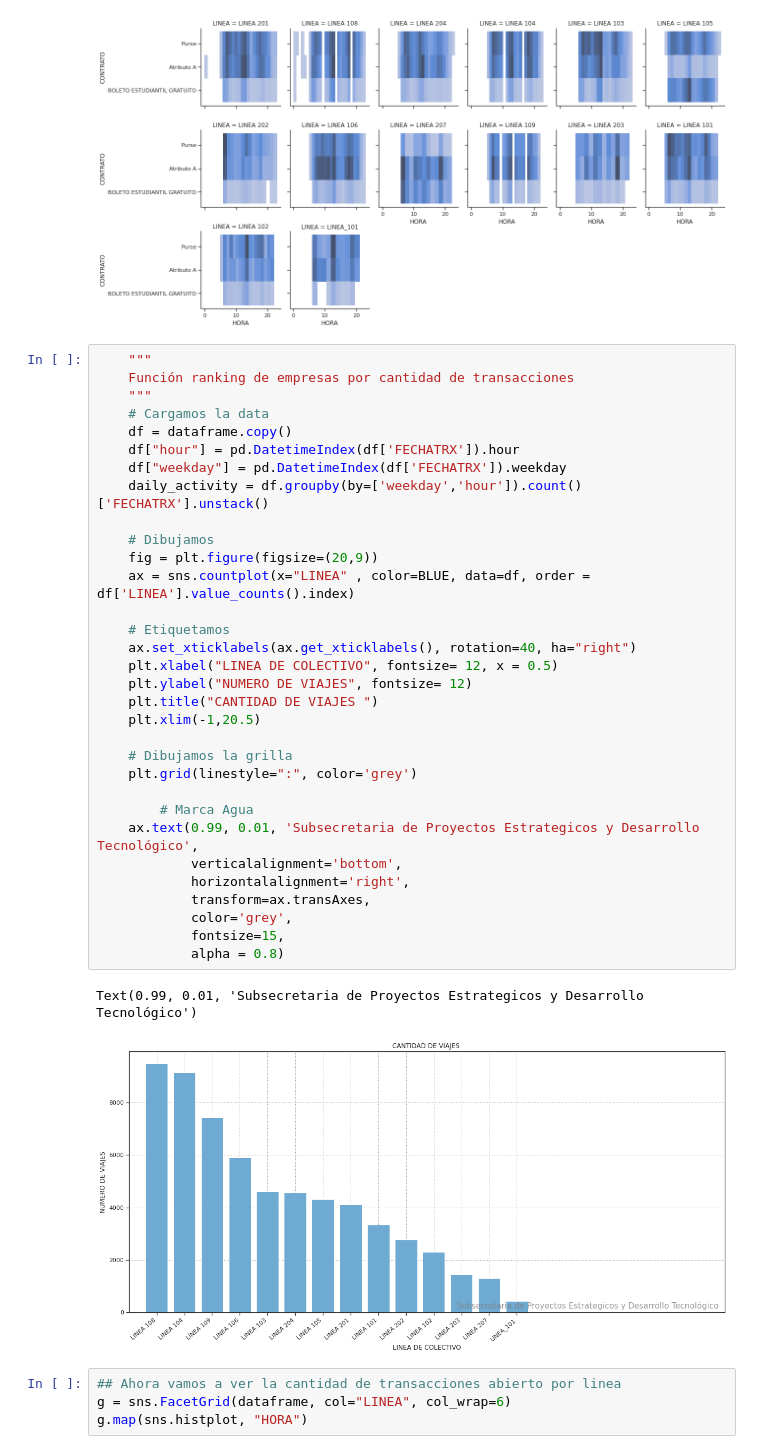
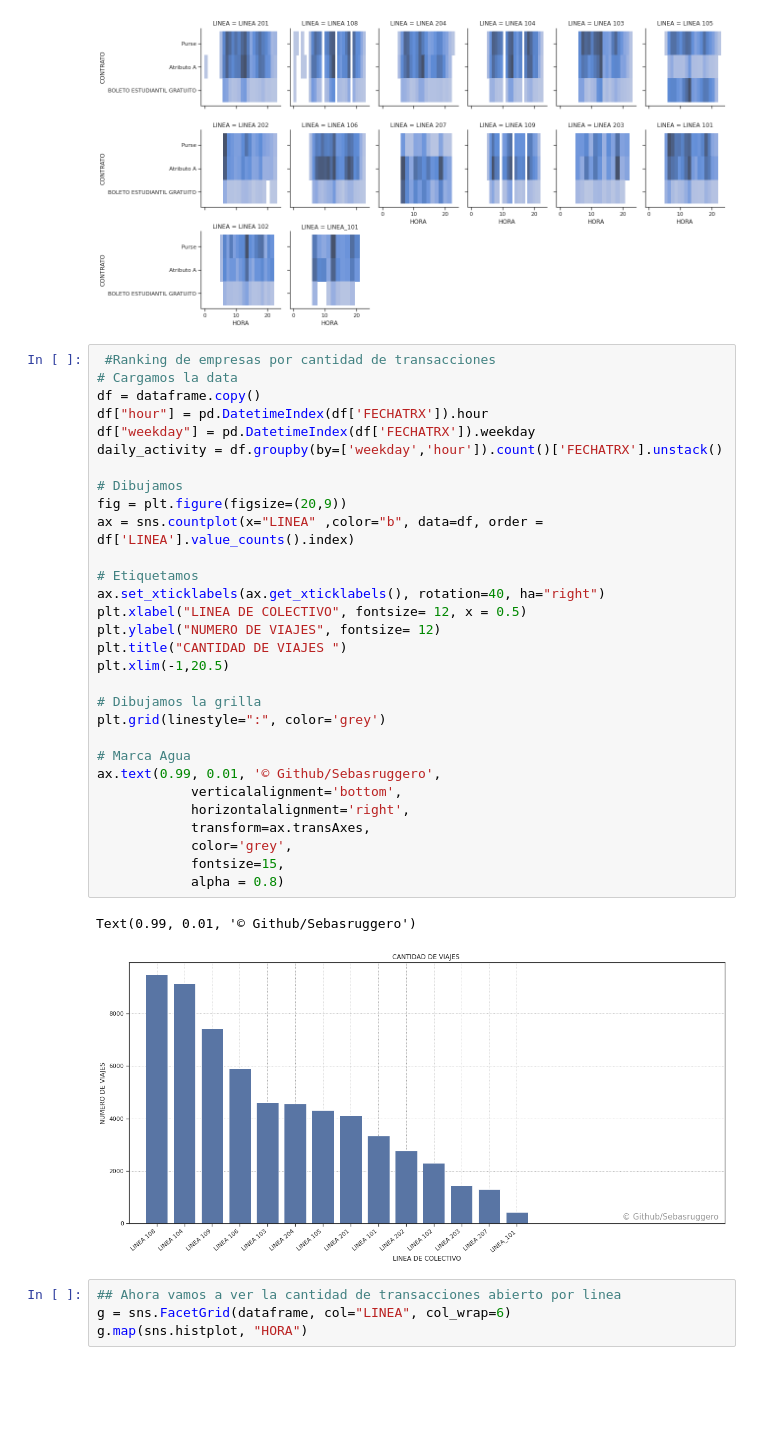
Before and after one commit to sebasruggero/analisis_transporte_catamarca, a Jupyter notebook: Análisis_Catamarca.ipynb, the cells around one changed output. Saved outputs shown, nothing was run; the diff lists cells and outputs as text; blank space fills up the shorter version.

```diff
--- a/Análisis_Catamarca.ipynb
+++ b/Análisis_Catamarca.ipynb
@@ -138,40 +114,38 @@ g.map(sns.histplot, "HORA", "CONTRATO")
 <seaborn.axisgrid.FacetGrid at 0x...>
 [figure]
 # %%
-    """
-    Función ranking de empresas por cantidad de transacciones
-    """
-    # Cargamos la data
-    df = dataframe.copy()
-    df["hour"] = pd.DatetimeIndex(df['FECHATRX']).hour
-    df["weekday"] = pd.DatetimeIndex(df['FECHATRX']).weekday
-    daily_activity = df.groupby(by=['weekday','hour']).count()['FECHATRX'].unstack()
+ #Ranking de empresas por cantidad de transacciones
+# Cargamos la data
+df = dataframe.copy()
+df["hour"] = pd.DatetimeIndex(df['FECHATRX']).hour
+df["weekday"] = pd.DatetimeIndex(df['FECHATRX']).weekday
+daily_activity = df.groupby(by=['weekday','hour']).count()['FECHATRX'].unstack()
 
-    # Dibujamos
-    fig = plt.figure(figsize=(20,9))
-    ax = sns.countplot(x="LINEA" , color=BLUE, data=df, order = df['LINEA'].value_counts().index)
+# Dibujamos
+fig = plt.figure(figsize=(20,9))
+ax = sns.countplot(x="LINEA" ,color="b", data=df, order = df['LINEA'].value_counts().index)
 
-    # Etiquetamos
-    ax.set_xticklabels(ax.get_xticklabels(), rotation=40, ha="right")
-    plt.xlabel("LINEA DE COLECTIVO", fontsize= 12, x = 0.5)
-    plt.ylabel("NUMERO DE VIAJES", fontsize= 12)
-    plt.title("CANTIDAD DE VIAJES ")
-    plt.xlim(-1,20.5)
+# Etiquetamos
+ax.set_xticklabels(ax.get_xticklabels(), rotation=40, ha="right")
+plt.xlabel("LINEA DE COLECTIVO", fontsize= 12, x = 0.5)
+plt.ylabel("NUMERO DE VIAJES", fontsize= 12)
+plt.title("CANTIDAD DE VIAJES ")
+plt.xlim(-1,20.5)
 
-    # Dibujamos la grilla
-    plt.grid(linestyle=":", color='grey')
+# Dibujamos la grilla
+plt.grid(linestyle=":", color='grey')
 
-        # Marca Agua
-    ax.text(0.99, 0.01, 'Subsecretaria de Proyectos Estrategicos y Desarrollo Tecnológico',
+# Marca Agua
+ax.text(0.99, 0.01, '© Github/Sebasruggero',
             verticalalignment='bottom',
             horizontalalignment='right',
             transform=ax.transAxes,
             color='grey',
             fontsize=15,
             alpha = 0.8)
 # %% [output]
-Text(0.99, 0.01, 'Subsecretaria de Proyectos Estrategicos y Desarrollo Tecnológico')
+Text(0.99, 0.01, '© Github/Sebasruggero')
-[figure, old version]
+[figure, new version]
 # %%
 ## Ahora vamos a ver la cantidad de transacciones abierto por linea
 g = sns.FacetGrid(dataframe, col="LINEA", col_wrap=6)
```
Also changed, not shown: parts of 12 cells of this notebook.
